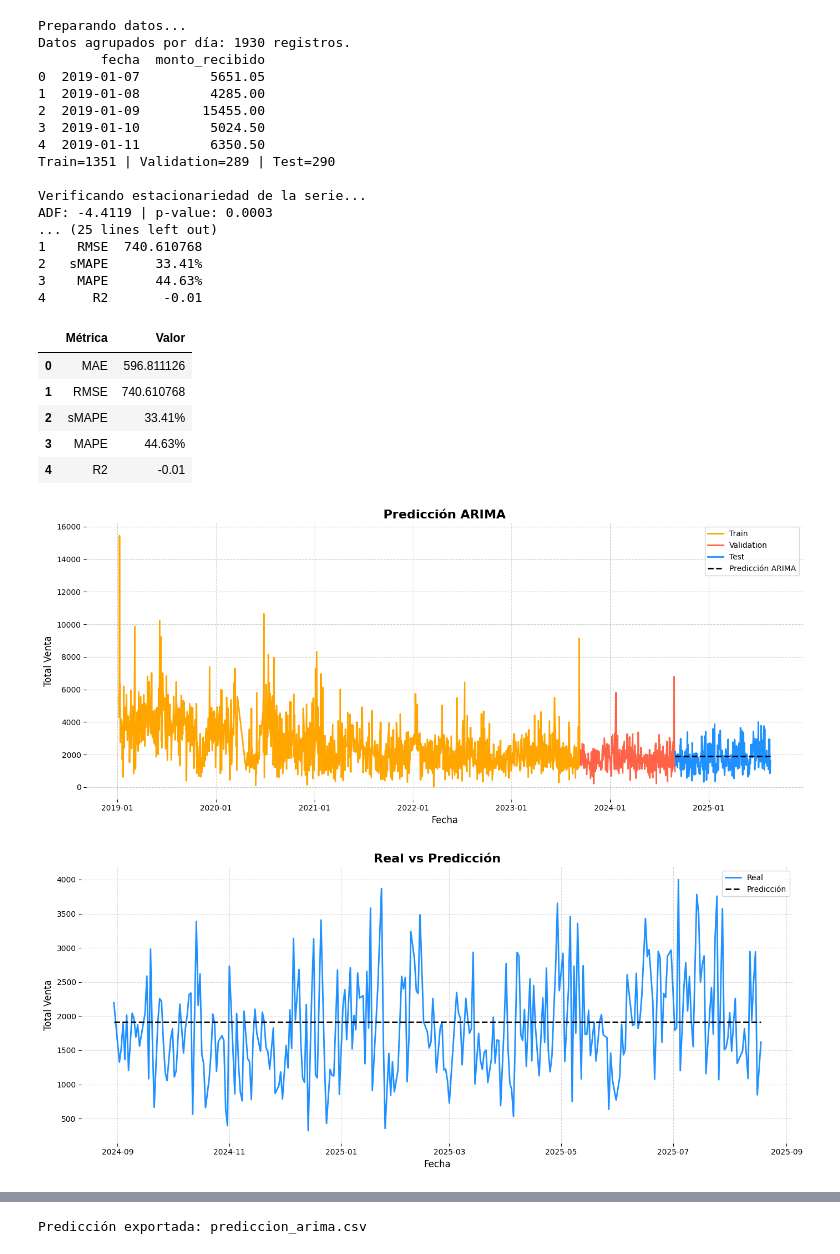
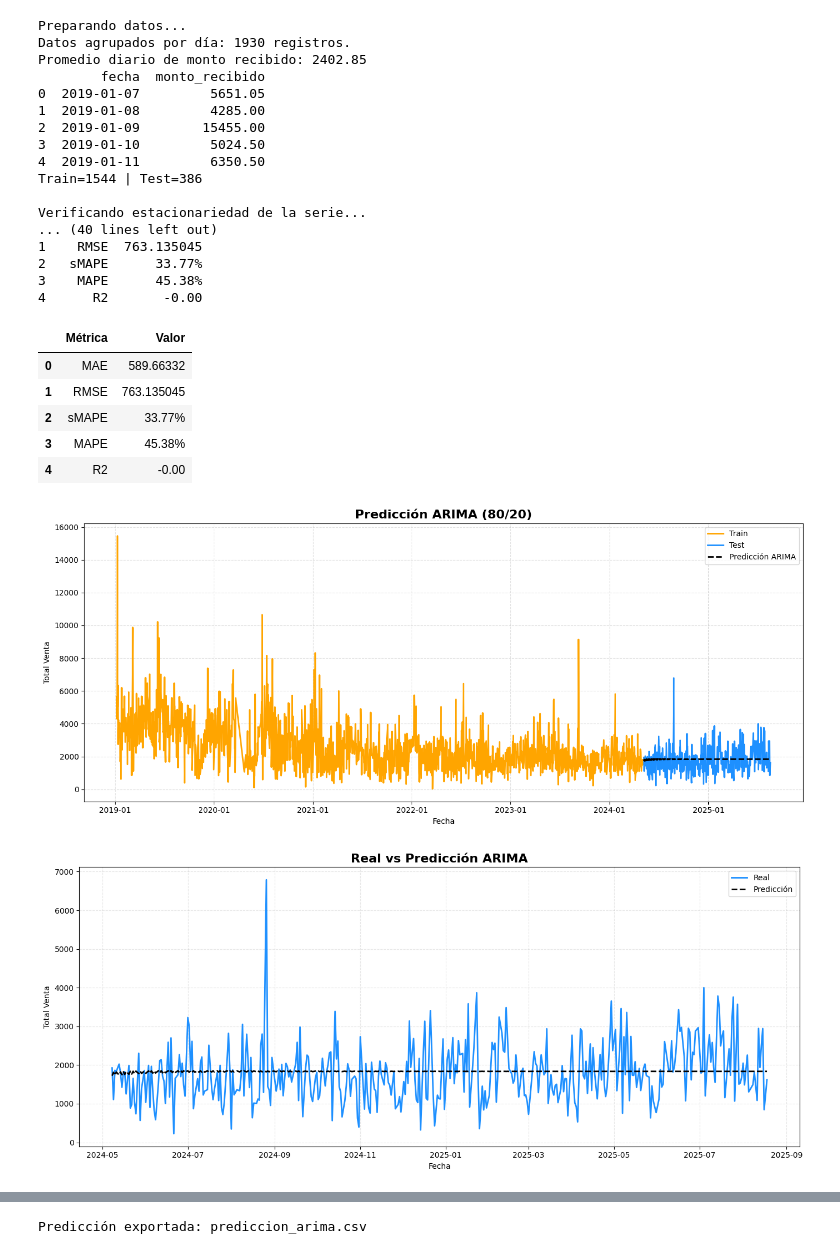
Before and after one commit to JeimiBV/alefarma, a Jupyter notebook: notebooks/ARIMA.ipynb, the cells around one changed output, grey strips where cells are left out. Cells and saved outputs as stored; diff of their text form; code cells hidden in the pictures.

```diff
--- a/notebooks/ARIMA.ipynb
+++ b/notebooks/ARIMA.ipynb
@@ -15,6 +16,7 @@ def preparar_datos(df):
     data = df.groupby('fecha', as_index=False)['monto_recibido'].sum()
 
     print(f"Datos agrupados por día: {len(data)} registros.")
+    print(f"Promedio diario de monto recibido: {data['monto_recibido'].mean():.2f}")
     print(data.head())
 
     return data
@@ -22,16 +24,12 @@ def preparar_datos(df):
 
 def dividir_series(data):
     n = len(data)
-    train_size = int(n * 0.7)
-    val_size = int(n * 0.15)
+    train_size = int(n * 0.8)
 
     train = data[:train_size]
-    val = data[train_size:train_size + val_size]
-    test = data[train_size + val_size:]
+    test = data[train_size:]
 
-    trainval = pd.concat([train, val])
-
-    return train, val, test, trainval
+    return train, test
 
 
 def prueba_adf(serie):
@@ -96,8 +94,8 @@ df = pd.read_csv('../output/dataset_venta.csv')
 print("\nPreparando datos...")
 data = preparar_datos(df)
 
-train, val, test, trainval = dividir_series(data)
-print(f"Train={len(train)} | Validation={len(val)} | Test={len(test)}")
+train, test = dividir_series(data)
+print(f"Train={len(train)} | Test={len(test)}")
 
 print("\nVerificando estacionariedad de la serie...")
 prueba_adf(train['monto_recibido'])
@@ -105,7 +103,7 @@ prueba_adf(train['monto_recibido'])
 print("\nSeleccionando mejor modelo ARIMA por AIC...")
 mejor_order = seleccionar_mejor_arima(train['monto_recibido'])
 
-modelo_final = ARIMA(trainval['monto_recibido'], order=mejor_order).fit()
+modelo_final = ARIMA(train['monto_recibido'], order=mejor_order).fit()
 
 pred_test = modelo_final.forecast(steps=len(test))
 
@@ -113,26 +111,26 @@ evaluar_modelo(test['monto_recibido'], pred_test)
 # %% [output]
 Preparando datos...
 Datos agrupados por día: 1930 registros.
+Promedio diario de monto recibido: 2402.85
         fecha  monto_recibido
 0  2019-01-07         5651.05
 1  2019-01-08         4285.00
 2  2019-01-09        15455.00
 3  2019-01-10         5024.50
 4  2019-01-11         6350.50
-Train=1351 | Validation=289 | Test=290
+Train=1544 | Test=386
 
 Verificando estacionariedad de la serie...
-ADF: -4.4119 | p-value: 0.0003
-... (25 lines left out)
-1    RMSE  740.610768
-2   sMAPE      33.41%
-3    MAPE      44.63%
-4      R2       -0.01
+... (40 lines left out)
+1    RMSE  763.135045
+2   sMAPE      33.77%
+3    MAPE      45.38%
+4      R2       -0.00
 |  | Métrica | Valor |
-| 0 | MAE | 596.811126 |
-| 1 | RMSE | 740.610768 |
-| 2 | sMAPE | 33.41% |
-| 3 | MAPE | 44.63% |
-| 4 | R2 | -0.01 |
+| 0 | MAE | 589.66332 |
+| 1 | RMSE | 763.135045 |
+| 2 | sMAPE | 33.77% |
+| 3 | MAPE | 45.38% |
+| 4 | R2 | -0.00 |
 # %%
 train['fecha'] = pd.to_datetime(train['fecha'])
@@ -146,47 +142,40 @@ color_pred  = '#000000'
 # %%
 fig, ax = plt.subplots(figsize=(14, 6))
 ax.plot(train['fecha'], train['monto_recibido'], label='Train', color=color_train, linewidth=2)
-ax.plot(val['fecha'], val['monto_recibido'], label='Validation', color=color_val, linewidth=2)
 ax.plot(test['fecha'], test['monto_recibido'], label='Test', color=color_test, linewidth=2)
 ax.plot(test['fecha'], pred_test, '--', label='Predicción ARIMA', color=color_pred, linewidth=2)
 
-ax.set_title("Predicción ARIMA", fontsize=16, fontweight='bold')
-ax.set_xlabel("Fecha", fontsize=12)
-ax.set_ylabel("Total Venta", fontsize=12)
+ax.set_title("Predicción ARIMA (80/20)", fontsize=16, fontweight='bold')
+ax.set_xlabel("Fecha")
+ax.set_ylabel("Total Venta")
 
 ax.xaxis.set_major_locator(mdates.AutoDateLocator())
 ax.xaxis.set_major_formatter(mdates.DateFormatter('%Y-%m'))
 
 ax.legend()
-ax.grid(True, linestyle='--', alpha=0.4, color='gray')
-
-for pos in ['top', 'right', 'left', 'bottom']:
-    ax.spines[pos].set_visible(False)
+ax.grid(True, linestyle='--', alpha=0.4)
 
 plt.tight_layout()
 plt.show()
 # %% [output]
-[figure, old version]
+[figure, new version]
 # %%
 fig, ax = plt.subplots(figsize=(14, 6))
 ax.plot(test['fecha'], test['monto_recibido'], label='Real', color=color_test, linewidth=2)
 ax.plot(test['fecha'], pred_test, '--', label='Predicción', color=color_pred, linewidth=2)
 
-ax.set_title("Real vs Predicción", fontsize=16, fontweight='bold')
-ax.set_xlabel("Fecha", fontsize=12)
-ax.set_ylabel("Total Venta", fontsize=12)
+ax.set_title("Real vs Predicción ARIMA", fontsize=16, fontweight='bold')
+ax.set_xlabel("Fecha")
+ax.set_ylabel("Total Venta")
 
 ax.xaxis.set_major_locator(mdates.AutoDateLocator())
 ax.xaxis.set_major_formatter(mdates.DateFormatter('%Y-%m'))
 
 ax.legend()
-ax.grid(True, linestyle='--', alpha=0.3, color='gray')
-
-for pos in ['top', 'right', 'left', 'bottom']:
-    ax.spines[pos].set_visible(False)
+ax.grid(True, linestyle='--', alpha=0.3)
 
 plt.tight_layout()
 plt.show()
 # %% [output]
-[figure, old version]
+[figure, new version]
 # %%
```
Also changed, not shown: parts of 5 cells of this notebook, 5 other files.
